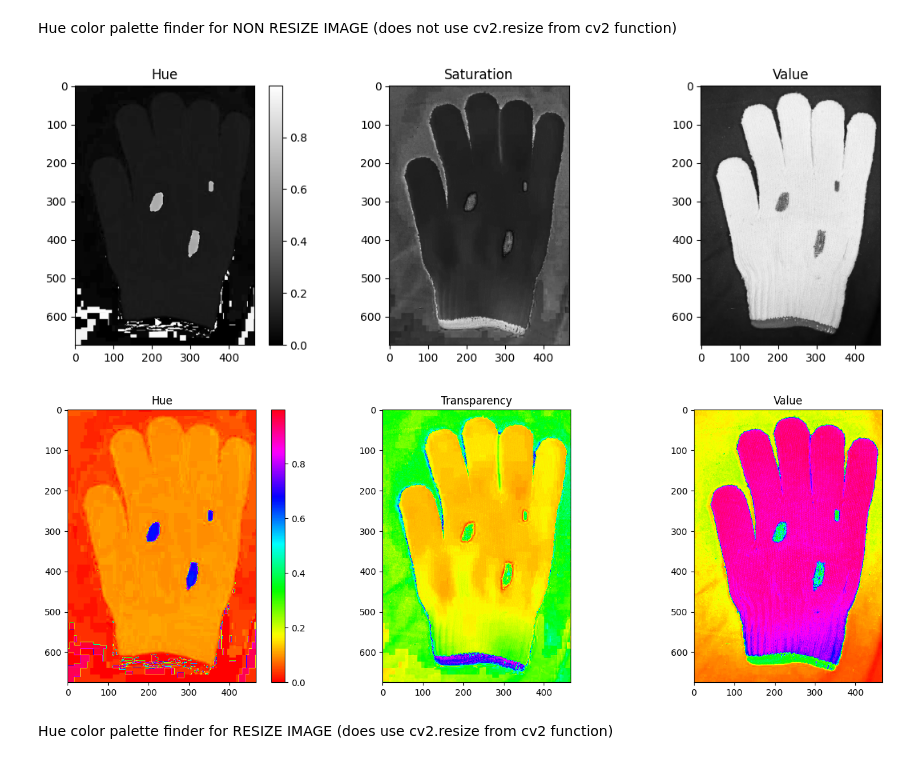
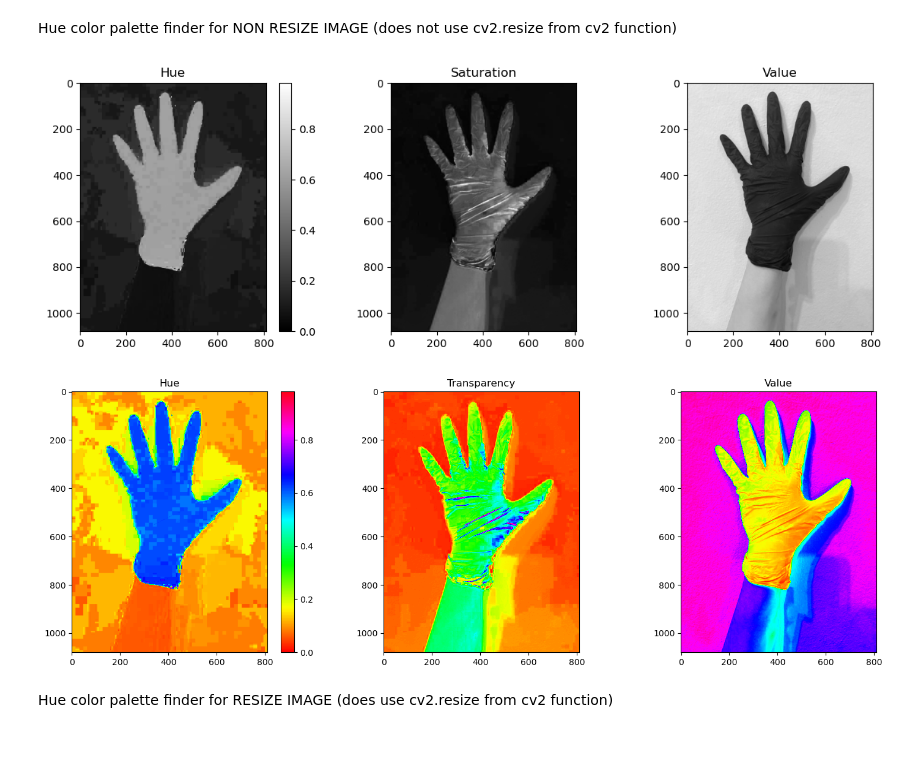
Before and after one commit to JJLee2910/Glove-Defect-Detection-System, a Jupyter notebook: tools/color_range_detector.ipynb, the cells around one changed output. Saved outputs shown, nothing was run; the diff lists cells and outputs as text; code cells hidden in the pictures.

Commit message:
updated cloth color range code

```diff
--- a/tools/color_range_detector.ipynb
+++ b/tools/color_range_detector.ipynb
@@ -15,36 +15,36 @@ def visualize_hsv_channels(image):
 
     fig, ax = plt.subplots(1, 3, figsize=(12, 4))
     channel_titles = ['Hue', 'Saturation', 'Value']
     for i, title in enumerate(channel_titles):
         ax[i].imshow(hsv_image[..., i], cmap='gray')
         ax[i].set_title(title)
 
     fig.colorbar(ax[0].imshow(hsv_image[..., 0], cmap='gray'))
     fig.tight_layout()
 
     plt.show()
 
 def visualize_hsv_colormap(image):
     hsv_image = rgb2hsv(image)
 
     fig, ax = plt.subplots(1, 3, figsize=(15, 5))
     channel_titles = ['Hue', 'Transparency', 'Value']
     for i, title in enumerate(channel_titles):
         ax[i].imshow(hsv_image[..., i], cmap='hsv')
         ax[i].set_title(title)
 
     fig.colorbar(ax[0].imshow(hsv_image[..., 0], cmap='hsv'))
     fig.tight_layout()
 
     plt.show()
 
 # Load the image and visualize the HSV channels
-img = imread("D:\OneDrive - Asia Pacific University\Degree Year 3\Image Processing, Computer Vision and Pattern Recognition\Assignment\Source Code\Glove-Defect-Detection-System\Images\Cloth\CLOTH STAIN 1.jpg")
+img = imread("C:\\Users\\JJ\\OneDrive\\Desktop\\Glove-Defect-Detection-System\\Images\\Cloth\\test1.jpg")
 visualize_hsv_channels(img)
 visualize_hsv_colormap(img)
 # %% [output]
-[figure, old version]
+[figure, new version]
-[figure, old version]
+[figure, new version]
 # %% [markdown]
 Hue color palette finder for RESIZE IMAGE (does use cv2.resize from cv2 function)
 # %%
```
Also changed, not shown: parts of 3 cells of this notebook, 1 other file.
